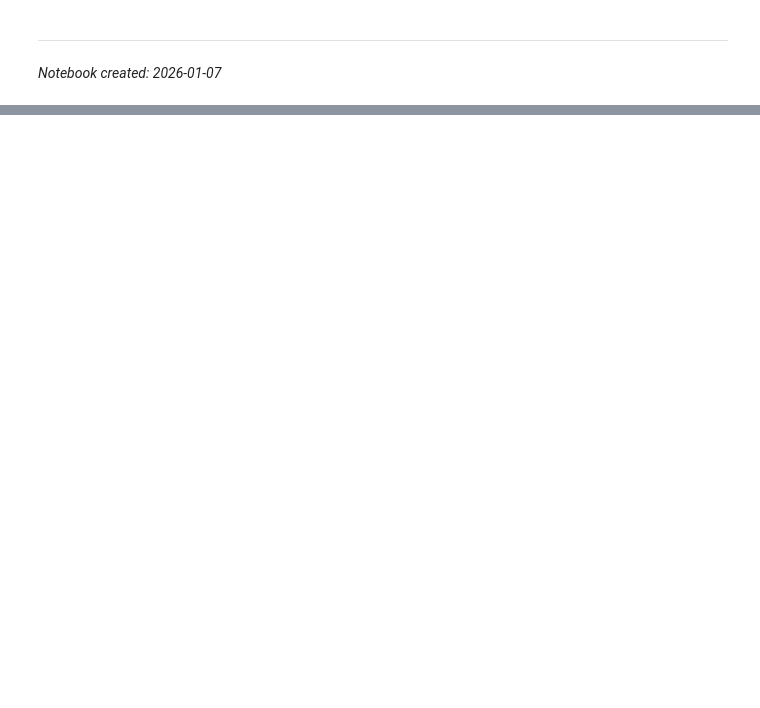
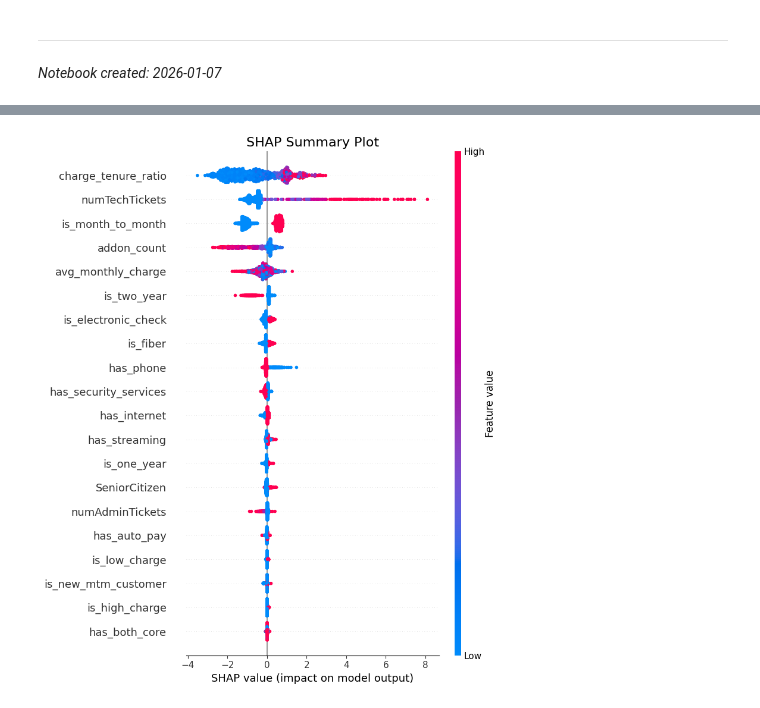
Before and after one commit to JAMIEL-J/Customer-Churn-Prediction, a Jupyter notebook: notebooks/03_modeling.ipynb, the cells around one changed output, grey strips where cells are left out. Drawn from its saved outputs; the diff is of its cells as text; code cells hidden in the pictures; blank space fills up the shorter version.

```diff
--- a/notebooks/03_modeling.ipynb
+++ b/notebooks/03_modeling.ipynb
@@ -680,0 +764,17 @@ print(f"   - feature_cols.txt")
+# %%
+import shap
+
+# Initialize JavaScript visualization
+shap.initjs()
+
+# Create Tree Explainer for XGBoost
+explainer = shap.TreeExplainer(xgb_model)
+shap_values = explainer.shap_values(X_test)
+
+# Summary plot
+plt.figure(figsize=(10, 8))
+shap.summary_plot(shap_values, X_test, show=False)
+plt.title('SHAP Summary Plot', fontsize=16)
+plt.tight_layout()
+plt.show()
+# %% [output]
@@ -680,0 +782 @@ print(f"   - feature_cols.txt")
+[figure, added]
```
Also changed, not shown: parts of 12 cells of this notebook, 23 other files.
